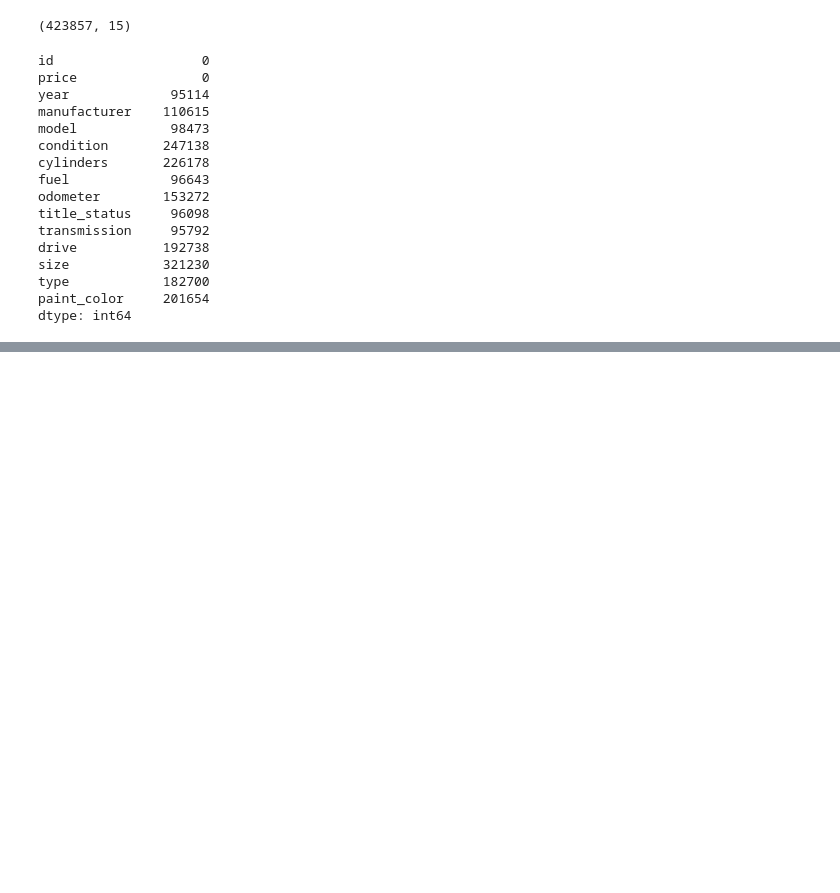
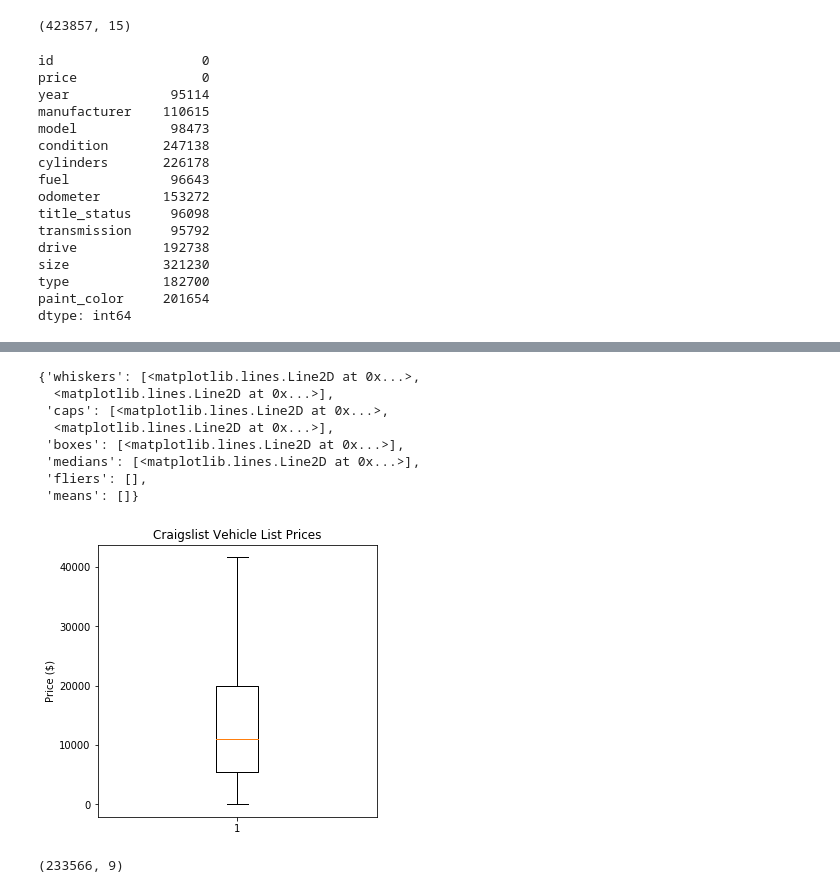
Before and after one commit to sathvikaithala/Craigslist-ETL, a Jupyter notebook: craigslist-etl.ipynb, the cells around one changed output, grey strips where cells are left out. Cells and saved outputs as stored; diff of their text form; code cells hidden in the pictures; blank space fills up the shorter version.

```diff
--- a/craigslist-etl.ipynb
+++ b/craigslist-etl.ipynb
@@ -196,3 +205,19 @@ size            321230
 type            182700
 paint_color     201654
 dtype: int64
+# %%
+# Create a function that drops columns with >40% null values
+
+null_cols = listings_df.isna().sum()
+
+def null_check(na, threshold = 0.4):
+    null_check_pass = []
+
+    for i in na.keys():
+        if (na[i])/listings_df.shape[0]<threshold:
+            null_check_pass.append(i)
+    return null_check_pass
+
+# Create a new DataFrame that houses the columns with <40% null values
+
+clean_listings_df = listings_df[null_check(null_cols)]
@@ -198,0 +242,8 @@ dtype: int64
+# %%
+# Now we need to drop rows with missing values.
+
+clean_listings_df = clean_listings_df.dropna()
+
+clean_listings_df.shape
+
+# We now have 253,944 rows of data left, down from 423,857 (-63%)
@@ -198,0 +332,31 @@ dtype: int64
+# %%
+# Box plot on prices to see the normal range (not including outliers):
+
+fig = plt.figure(figsize=(5,5))
+plt.title("Craigslist Vehicle List Prices")
+plt.ylabel("Price ($)")
+plt.boxplot('price', data=clean_listings_df,showfliers=False)
+
+# We see that values over $40,000 are considered outliers.
+# Considering that most cars on Craigslist are used, this number seems reasonable.
+# However, there are many cars that are worth over $40k used.
+# %% [output]
+{'whiskers': [<matplotlib.lines.Line2D at 0x...>,
+  <matplotlib.lines.Line2D at 0x...>],
+ 'caps': [<matplotlib.lines.Line2D at 0x...>,
+  <matplotlib.lines.Line2D at 0x...>],
+ 'boxes': [<matplotlib.lines.Line2D at 0x...>],
+ 'medians': [<matplotlib.lines.Line2D at 0x...>],
+ 'fliers': [],
+ 'means': []}
+[figure, added]
+# %%
+# Remove cars with $0 price
+
+clean_listings_df = clean_listings_df[clean_listings_df['price']>0]
+
+clean_listings_df.shape
+
+# We have cut down the number of listings from 253,944 to 233,566 (-8%)
+# %% [output]
+(233566, 9)
```
Also changed, not shown: parts of 37 cells of this notebook, 1 other file.
